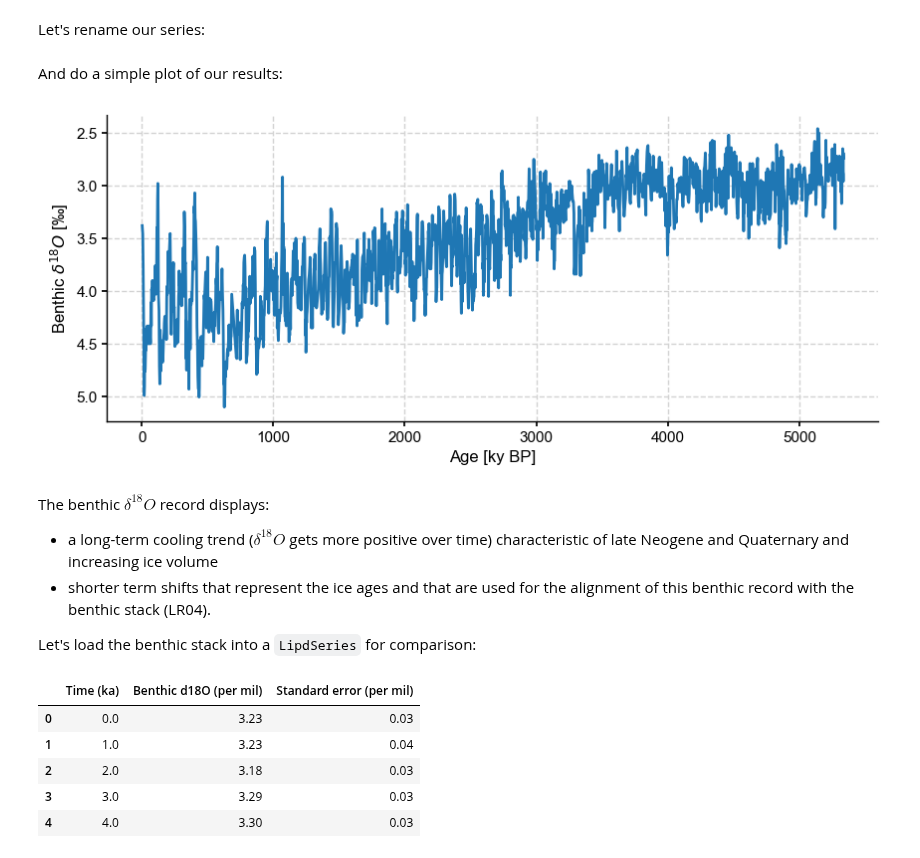
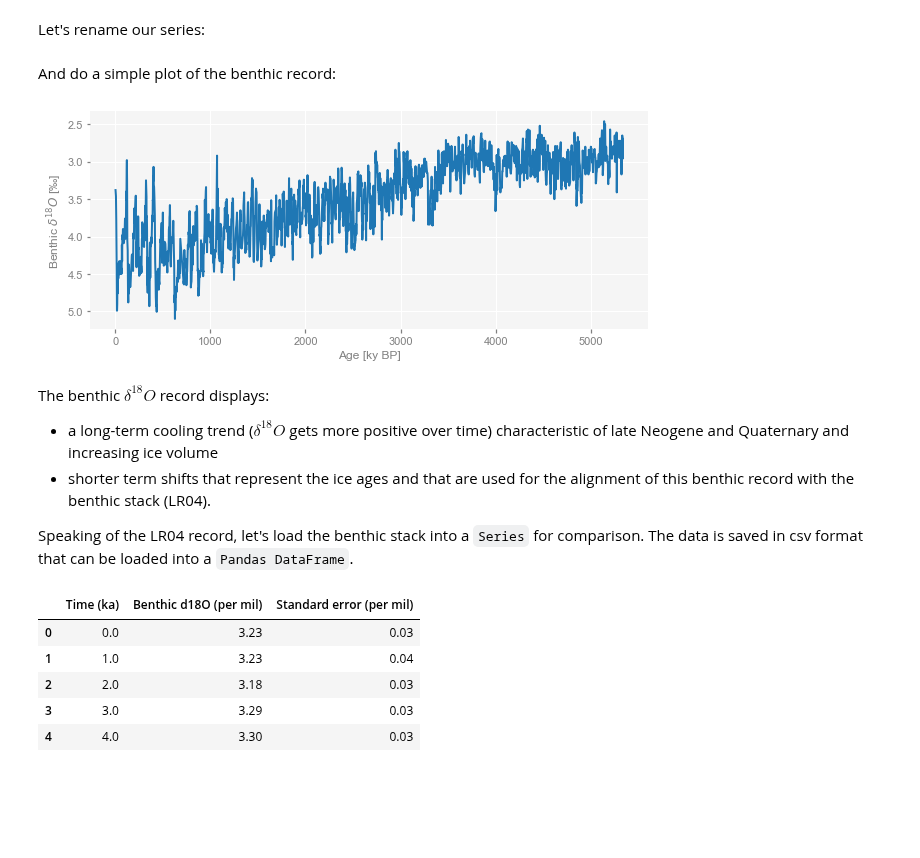
Before and after one commit to LinkedEarth/PyleoclimPaper, a Jupyter notebook: Orbital Cycles/Chasing orbital cyclicities.ipynb, the cells around one changed output. Cells and saved outputs as stored; diff of their text form; code cells hidden in the pictures; blank space fills up the shorter version.

```diff
--- a/Orbital Cycles/Chasing orbital cyclicities.ipynb
+++ b/Orbital Cycles/Chasing orbital cyclicities.ipynb
@@ -30,6 +36,13 @@ Let's import this file into Pyleoclim and make a informational dashboard about t
 # %%
+!pip install demjson --upgrade #Necessary if running on myBinder.
 import pyleoclim as pyleo
 import matplotlib.pyplot as plt
 import pandas as pd
 import seaborn as sns
 import numpy as np
+
+# For insolation curves, let's use climlab
+from climlab.solar.orbital import OrbitalTable
+from climlab.solar.insolation import daily_insolation
+
+pyleo.set_style('web') #set the figure style
@@ -112,19 +125,19 @@ Let's rename our series:
 ts_benthic.value_name = 'Benthic $\delta^{18}O$'
 ts_benthic.value_unit = u'\u2030'
 # %% [markdown]
-And do a simple plot of our results:
+And do a simple plot of the benthic record:
 # %%
-fig,ax = ts_benthic.plot(legend=False, mute=True)
-ax.invert_yaxis() #flip the axis
+fig,ax = ts_benthic.plot(legend=False)
+ax.invert_yaxis() #flip the axis by convention
 pyleo.showfig(fig)
 # %% [output]
-[figure, old version]
+[figure, new version]
 # %% [markdown]
 The benthic $\delta^{18}O$ record displays:
 * a long-term cooling trend ($\delta^{18}O$ gets more positive over time) characteristic of late Neogene and Quaternary and increasing ice volume
 * shorter term shifts that represent the ice ages and that are used for the alignment of this benthic record with the benthic stack (LR04).
 
-Let's load the benthic stack into a `LipdSeries` for comparison:
+Speaking of the LR04 record, let's load the benthic stack into a `Series` for comparison. The data is saved in csv format that can be loaded into a `Pandas DataFrame`.
 # %%
 df = pd.read_csv('./data/LR04.csv',skiprows=4)
 df.head()
```
Also changed, not shown: parts of 33 cells of this notebook, 21 other files.
